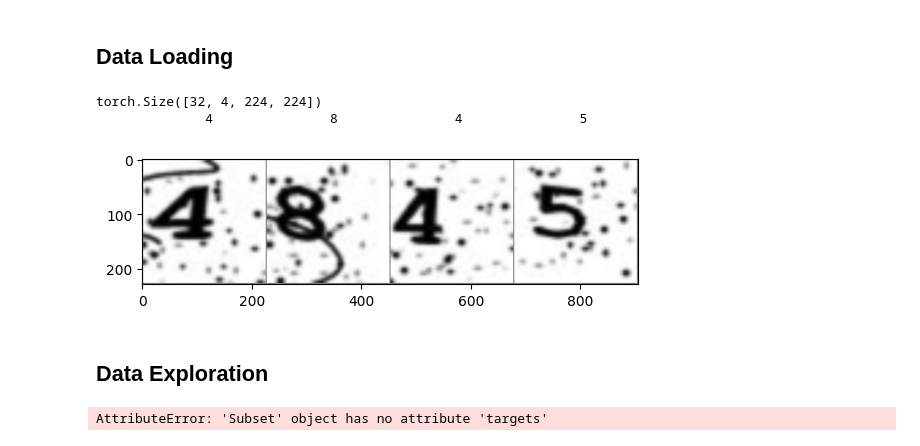
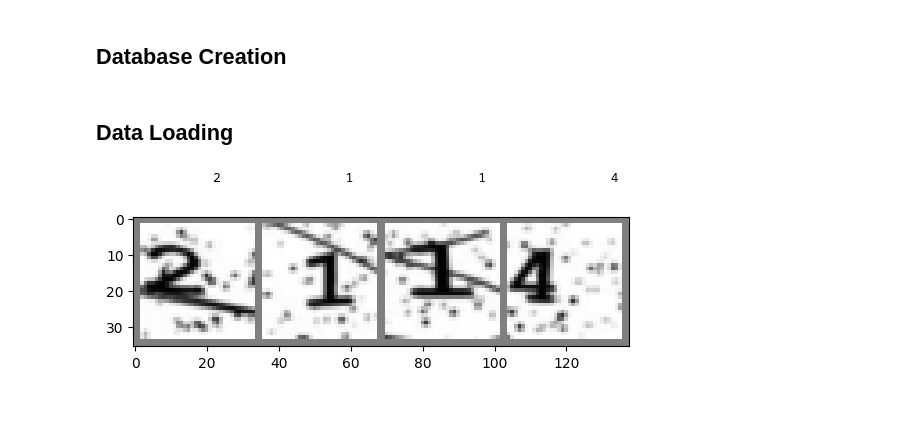
Before and after one commit to OfekBasson/ImageTransformerCaptchaSolver, a Jupyter notebook: src/captcha_solver_jupyter_notebook.ipynb, the cells around one changed output. Drawn from its saved outputs; the diff is of its cells as text; code cells hidden in the pictures; blank space fills up the shorter version.

Commit message:
Added the model and more logic. Works well, now I have to train the model and add the final part (hacking the website).

```diff
--- a/src/captcha_solver_jupyter_notebook.ipynb
+++ b/src/captcha_solver_jupyter_notebook.ipynb
@@ -11,0 +10,2 @@ import collections
+# %% [markdown]
+## Database Creation
@@ -13,67 +16,26 @@ import collections
 ## Data Loading
 # %%
 transform = transforms.Compose([
-    transforms.Resize((224, 224)),
+    transforms.Resize((32, 32)),
     transforms.ToTensor(),
     transforms.Normalize((0.5, 0.5, 0.5, 0.5), (0.5, 0.5, 0.5, 0.5))
 ])
 batch_size = 32
 
-
 dataset = CustomDataset(root_dir='/Users/wpqbswn/Desktop/Ofek/8200-learning/NadlanCaptchaNumbersClassification/Data', transform=transform)
 
-trainDataset, testDataset = dataset.split_dataset(train_size=0.8, shuffle=True)
+trainDataset, valDataset, testDataset = dataset.split_dataset(trainSize=0.8, shuffle=True)
 
 trainLoader = DataLoader(trainDataset, batch_size=batch_size, shuffle=True)
-testLoader = DataLoader(testDataset, batch_size=batch_size, shuffle=False)
+valLoader = DataLoader(valDataset, batch_size=batch_size, shuffle=True)
+testLoader = DataLoader(testDataset, batch_size=batch_size, shuffle=True)
 
 classes = ['0', '1', '2', '3', '4', '5', '6', '7', '8', '9']
 # %%
-def imshow(img):
-    img = img / 2 + 0.5
-    imageAsRGBNumpyArray = img.numpy()[:3,:,:]
-    plt.imshow(np.transpose(imageAsRGBNumpyArray, (1, 2, 0)))
-
 dataiter = iter(trainLoader)
 images, labels = next(dataiter)
-
-print(images.shape)
-
-imshow(utils.make_grid(images[:4]))
-print(' '.join('%15s' % classes[int(labels[j])] for j in range(4)))
+imageShow(utils.make_grid(images[:4]))
+print(' '.join('%16s' % classes[int(labels[j])] for j in range(4)))
 # %% [output]
-torch.Size([32, 4, 224, 224])
-              4               8               4               5
+               2                1                1                4
-[figure, old version]
+[figure, new version]
-# %% [markdown]
-## Data Exploration
-# %%
-number_of_datapoints_in_train_dataset = len(trainDataset)
-number_of_datapoints_in_test_dataset = len(testDataset)
-
-number_of_labels_in_train_dataset = max(trainDataset.targets) + 1
-number_of_labels_in_test_dataset = max(testDataset.targets) + 1
-
-train_classes = [label for _, label in trainDataset]
-samples_per_label_in_train_dataset = collections.Counter(classes)
-samples_per_label_in_train_dataset = collections.OrderedDict(sorted(samples_per_label_in_train_dataset.items()))
-samples_per_label_in_train_dataset = {classes[index]: number_of_datapoints for index, number_of_datapoints in samples_per_label_in_train_dataset.items()}
-test_classes = [label for _, label in testDataset]
-samples_per_label_in_test_dataset = collections.Counter(test_classes)
-samples_per_label_in_test_dataset = collections.OrderedDict(sorted(samples_per_label_in_test_dataset.items()))
-samples_per_label_in_test_dataset = {classes[index]: number_of_datapoints for index, number_of_datapoints in samples_per_label_in_test_dataset.items()}
-
-
-print('In train_dataset there are:')
-print(f'{number_of_datapoints_in_train_dataset} samples,')
-print(f'{number_of_labels_in_train_dataset} labels')
-print(f'Samples per label:\n{samples_per_label_in_train_dataset}\n')
-
-print('In test_dataset there are:')
-print(f'{number_of_datapoints_in_test_dataset} samples,')
-print(f'{number_of_labels_in_test_dataset} labels')
-print(f'Samples per label:\n{samples_per_label_in_test_dataset}\n')
-
-print(f'train_dataset.__dict__.keys() is: {trainDataset.__dict__.keys()}')
-# %% [output]
-AttributeError: 'Subset' object has no attribute 'targets'
```
Also changed, not shown: parts of 13 cells of this notebook, 5 other files.
